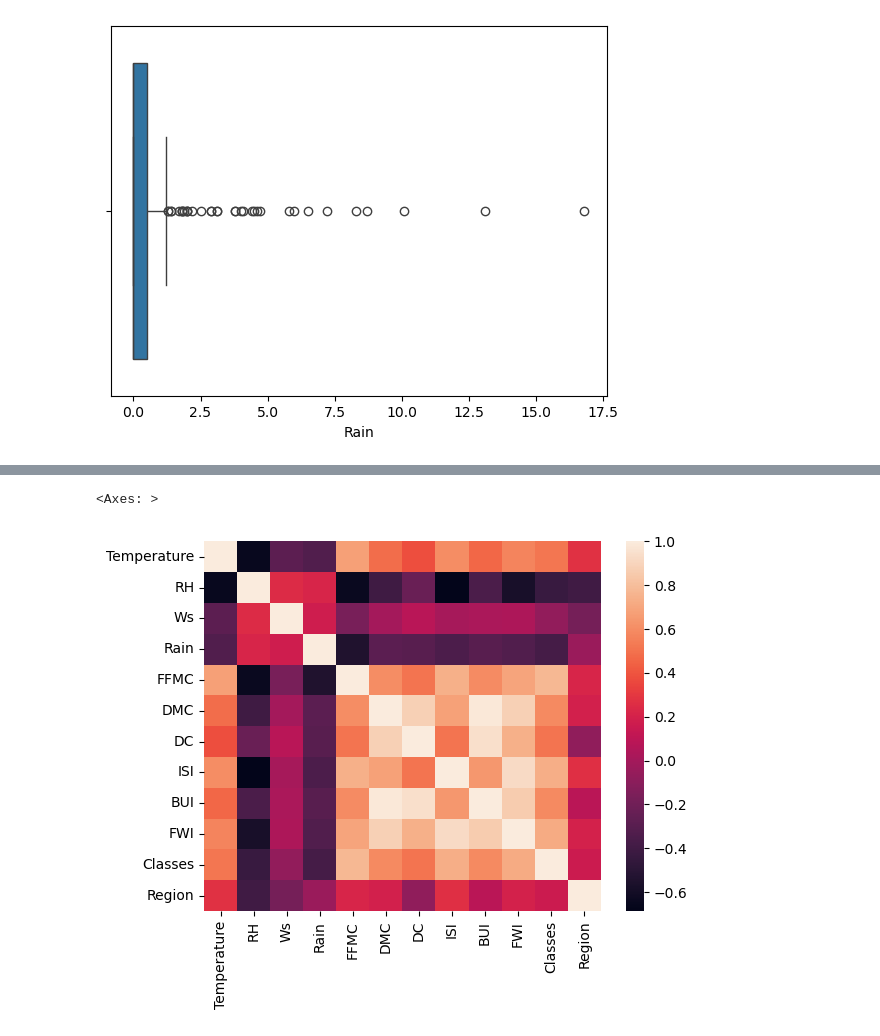
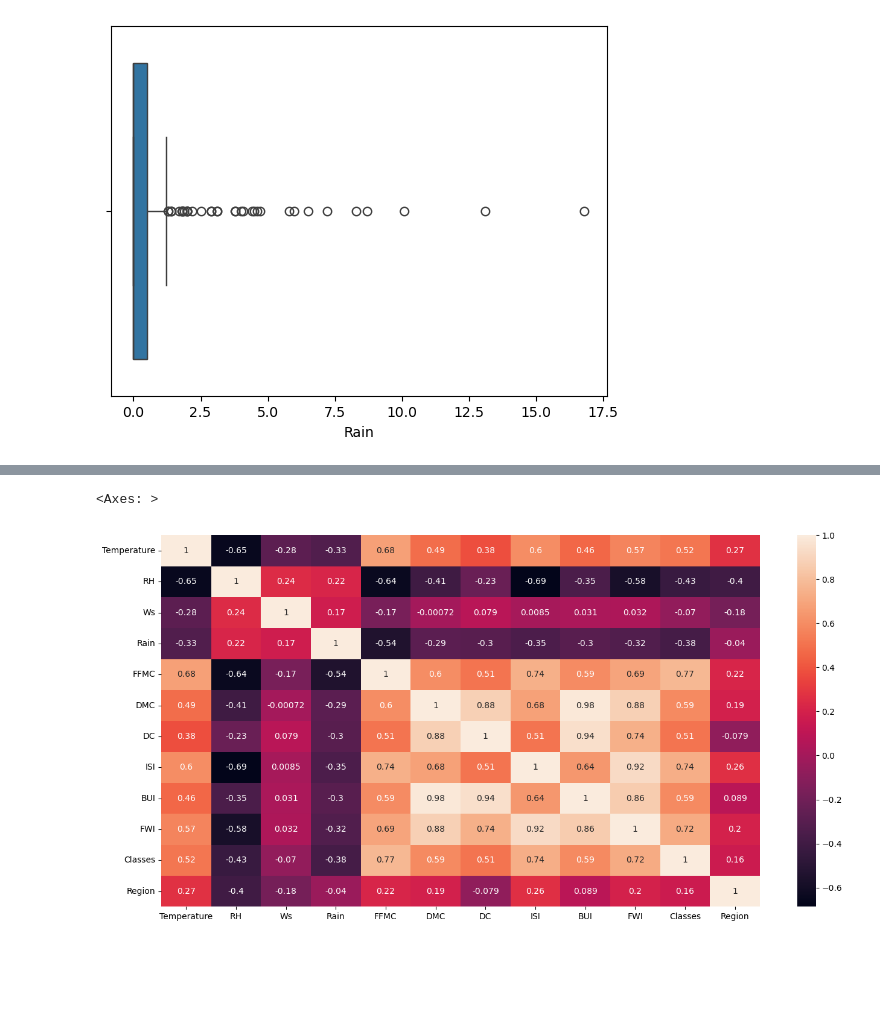
Before and after one commit to raw9k/Learning-ML, a Jupyter notebook: L1&L2 Reg(Algerian Forest Fires Dataset).ipynb, the cells around one changed output, grey strips where cells are left out. Saved outputs shown, nothing was run; the diff lists cells and outputs as text; code cells hidden in the pictures; blank space fills up the shorter version.

```diff
--- a/L1&L2 Reg(Algerian Forest Fires Dataset).ipynb
+++ b/L1&L2 Reg(Algerian Forest Fires Dataset).ipynb
@@ -169,7 +169,8 @@ df.corr()
 | Classes | 0.516015 | -0.432161 | -0.069964 | -0.379097 | 0.769492 | 0.585658 | 0.511123 | 0.735197 | 0.586639 | 0.719216 | 1.000000 | ... |
 | Region | 0.269555 | -0.402682 | -0.181160 | -0.040013 | 0.222241 | 0.192089 | -0.078734 | 0.263197 | 0.089408 | 0.197102 | 0.162347 | ... |
 # %%
-sns.heatmap(df.corr(),)
+plt.figure(figsize=(16,8))
+sns.heatmap(df.corr(),annot= True)
 # %% [output]
 <Axes: >
-[figure, old version]
+[figure, new version]
```
Also changed, not shown: parts of 69 cells of this notebook.
